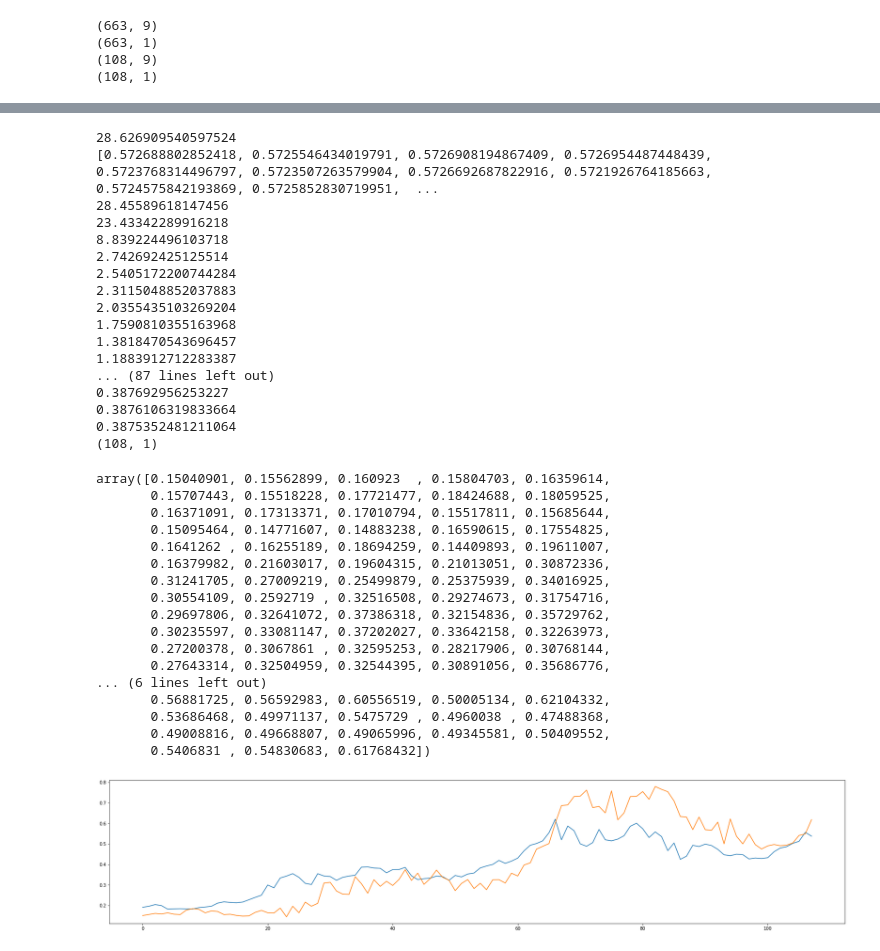
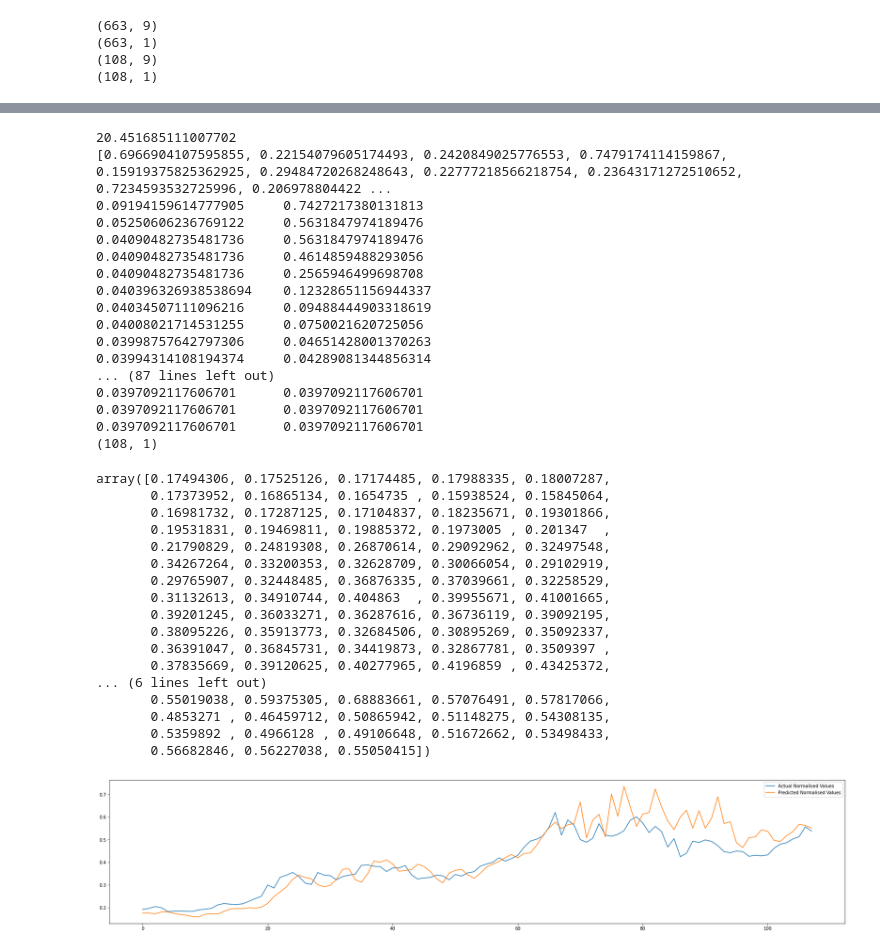
Before and after one commit to abhinav-exp/Forecasting-CryptoCurrency-Prices, a Jupyter notebook: TFLANN_with_JAYA.ipynb, the cells around one changed output, grey strips where cells are left out. Cells and saved outputs as stored; diff of their text form; code cells hidden in the pictures.

```diff
--- a/TFLANN_with_JAYA.ipynb
+++ b/TFLANN_with_JAYA.ipynb
@@ -112,7 +109,7 @@ class TFLANN():
     funced_x = self.func_x(x)
     return (np.tanh(np.dot(funced_x, self.weight_matrix)) + 1)/2
 # %%
-find_mse = lambda x , y: np.mean((x - y) ** 2)
+find_mse = lambda x , y: np.mean(abs(x - y))
 
 class JAYATFLANN():
   def __init__(self, p_size):
@@ -121,7 +118,7 @@ class JAYATFLANN():
 
     for i in range(p_size):
       d = {}
-      d['W'] = np.random.random((9*3 + 1, 1))
+      d['W'] = 2*np.random.random((9*3 + 1, 1)) - 1
       model = TFLANN(d['W'])
       d['mse'] = find_mse(model.forward_propagation(train_x), train_y)
       self.data.append(d)
@@ -143,8 +140,8 @@ class JAYATFLANN():
   def next_gen(self):
     for i in range(self.p_size):
       t =  self.data[i]['W']
-      t += np.random.normal(loc = 0.5, scale = 0.1, size = (9*3 + 1, 1))* (self.data[self.best]['W'] - self.data[i]['W'])
-      t -= np.random.normal(loc = 0.5, scale = 0.1, size = (9*3 + 1, 1)) * (self.data[self.worst]['W'] - self.data[i]['W'])
+      t += 1.0* np.random.random((9*3 + 1, 1))* (self.data[self.best]['W'] - self.data[i]['W'])
+      # t -= np.random.random((9*3 + 1, 1))* (self.data[self.worst]['W'] - self.data[i]['W'])
       model = TFLANN(t)
       mse = find_mse(model.forward_propagation(train_x), train_y)
       if mse[9] < self.data[i]['mse'][9]:
@@ -155,4 +152,4 @@ class JAYATFLANN():
   def optimise(self, gen):
     for i in range(gen):
       self.next_gen()
-      print(sum([v['mse'][9] for v in self.data]))
+      print(str(self.data[self.best]['mse'][9]) + "\t" + str(self.data[self.worst]['mse'][9]))
@@ -168,47 +160,48 @@ model = TFLANN(optimiser.data[optimiser.best]['W'])
 preds = model.forward_propagation(test_x)
 print(preds.shape)
 # %% [output]
-28.626909540597524
-[0.572688802852418, 0.5725546434019791, 0.5726908194867409, 0.5726954487448439, 0.5723768314496797, 0.5723507263579904, 0.5726692687822916, 0.5721926764185663, 0.5724575842193869, 0.5725852830719951,  ...
-28.45589618147456
-23.43342289916218
-8.839224496103718
-2.742692425125514
-2.5405172200744284
-2.3115048852037883
-2.0355435103269204
-1.7590810355163968
-1.3818470543696457
-1.1883912712283387
+20.451685111007702
+[0.6966904107595855, 0.22154079605174493, 0.2420849025776553, 0.7479174114159867, 0.15919375825362925, 0.29484720268248643, 0.22777218566218754, 0.23643171272510652, 0.7234593532725996, 0.206978804422 ...
+0.09194159614777905     0.7427217380131813
+0.05250606236769122     0.5631847974189476
+0.04090482735481736     0.5631847974189476
+0.04090482735481736     0.4614859488293056
+0.04090482735481736     0.2565946499698708
+0.040396326938538694    0.12328651156944337
+0.04034507111096216     0.09488444903318619
+0.04008021714531255     0.0750021620725056
+0.03998757642797306     0.04651428001370263
+0.03994314108194374     0.04289081344856314
 ... (87 lines left out)
-0.387692956253227
-0.3876106319833664
-0.3875352481211064
+0.0397092117606701      0.0397092117606701
+0.0397092117606701      0.0397092117606701
+0.0397092117606701      0.0397092117606701
 (108, 1)
 # %%
 preds[:, 0]
 # %% [output]
-array([0.15040901, 0.15562899, 0.160923  , 0.15804703, 0.16359614,
-       0.15707443, 0.15518228, 0.17721477, 0.18424688, 0.18059525,
-       0.16371091, 0.17313371, 0.17010794, 0.15517811, 0.15685644,
-       0.15095464, 0.14771607, 0.14883238, 0.16590615, 0.17554825,
-       0.1641262 , 0.16255189, 0.18694259, 0.14409893, 0.19611007,
-       0.16379982, 0.21603017, 0.19604315, 0.21013051, 0.30872336,
-       0.31241705, 0.27009219, 0.25499879, 0.25375939, 0.34016925,
-       0.30554109, 0.2592719 , 0.32516508, 0.29274673, 0.31754716,
-       0.29697806, 0.32641072, 0.37386318, 0.32154836, 0.35729762,
-       0.30235597, 0.33081147, 0.37202027, 0.33642158, 0.32263973,
-       0.27200378, 0.3067861 , 0.32595253, 0.28217906, 0.30768144,
-       0.27643314, 0.32504959, 0.32544395, 0.30891056, 0.35686776,
+array([0.17494306, 0.17525126, 0.17174485, 0.17988335, 0.18007287,
+       0.17373952, 0.16865134, 0.1654735 , 0.15938524, 0.15845064,
+       0.16981732, 0.17287125, 0.17104837, 0.18235671, 0.19301866,
+       0.19531831, 0.19469811, 0.19885372, 0.1973005 , 0.201347  ,
+       0.21790829, 0.24819308, 0.26870614, 0.29092962, 0.32497548,
+       0.34267264, 0.33200353, 0.32628709, 0.30066054, 0.29102919,
+       0.29765907, 0.32448485, 0.36876335, 0.37039661, 0.32258529,
+       0.31132613, 0.34910744, 0.404863  , 0.39955671, 0.41001665,
+       0.39201245, 0.36033271, 0.36287616, 0.36736119, 0.39092195,
+       0.38095226, 0.35913773, 0.32684506, 0.30895269, 0.35092337,
+       0.36391047, 0.36845731, 0.34419873, 0.32867781, 0.3509397 ,
+       0.37835669, 0.39120625, 0.40277965, 0.4196859 , 0.43425372,
 ... (6 lines left out)
-       0.56881725, 0.56592983, 0.60556519, 0.50005134, 0.62104332,
-       0.53686468, 0.49971137, 0.5475729 , 0.4960038 , 0.47488368,
-       0.49008816, 0.49668807, 0.49065996, 0.49345581, 0.50409552,
-       0.5406831 , 0.54830683, 0.61768432])
+       0.55019038, 0.59375305, 0.68883661, 0.57076491, 0.57817066,
+       0.4853271 , 0.46459712, 0.50865942, 0.51148275, 0.54308135,
+       0.5359892 , 0.4966128 , 0.49106648, 0.51672662, 0.53498433,
+       0.56682846, 0.56227038, 0.55050415])
 # %%
 plt.figure(figsize=(30, 6))
 plt.plot(test_y.reset_index()[9])
 plt.plot(preds)
+plt.legend(["Actual Normalised Values", "Predicted Normalised Values"])
 plt.show()
 # %% [output]
-[figure, old version]
+[figure, new version]
```
Also changed, not shown: parts of 5 cells of this notebook.
